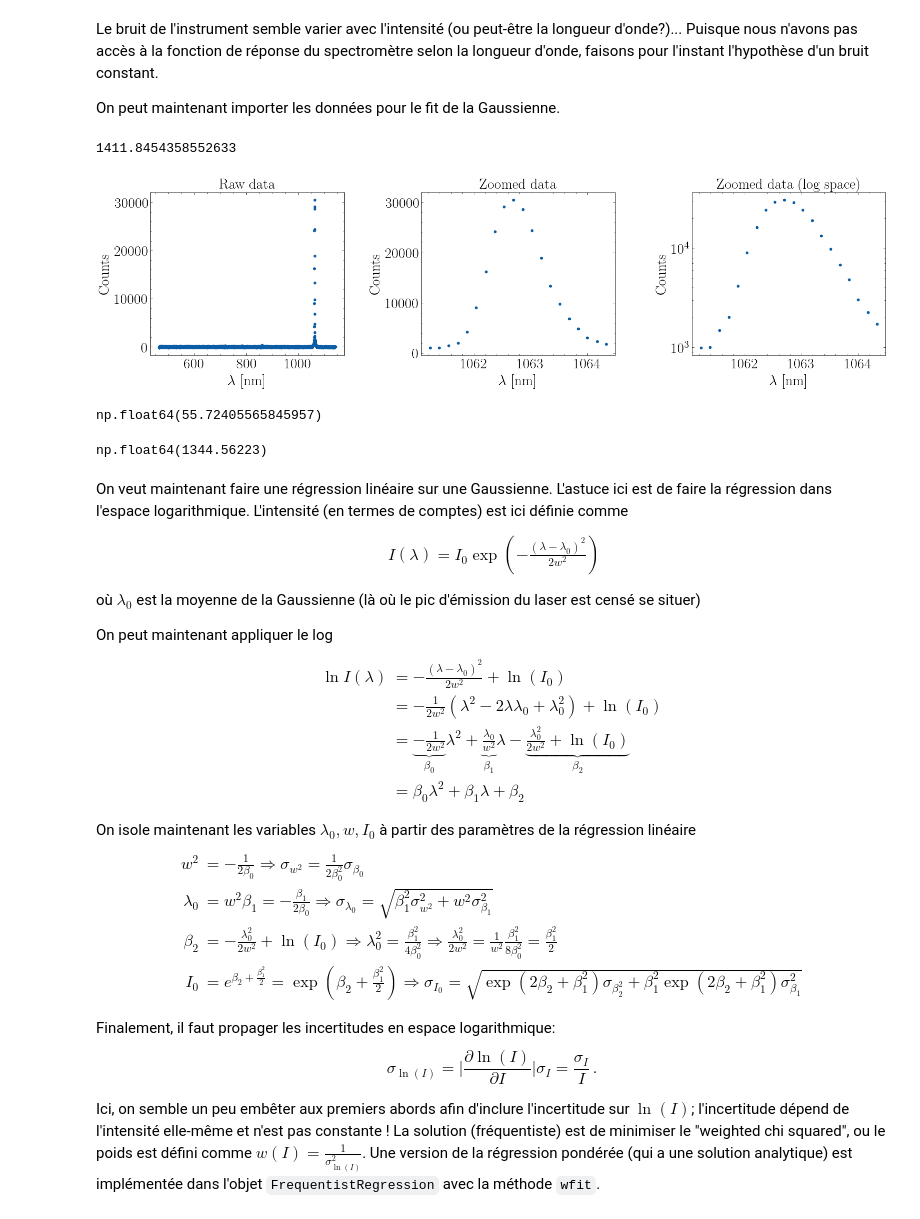
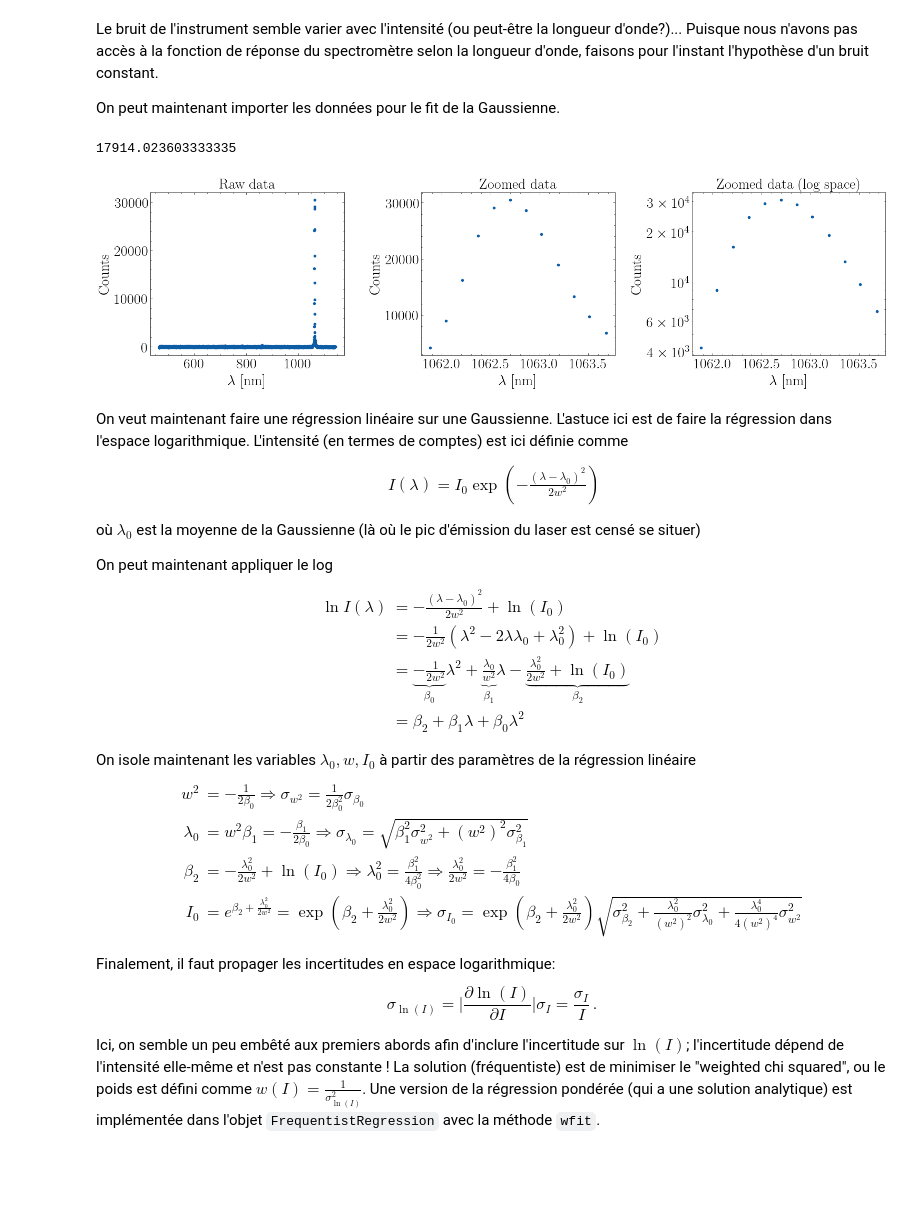
Before and after one commit to EnceladeCandy/phy3040, a Jupyter notebook: notebooks/optique_non_lineaire.ipynb, the cells around one changed output. Cells and saved outputs as stored; diff of their text form; code cells hidden in the pictures; blank space fills up the shorter version.

```diff
--- a/notebooks/optique_non_lineaire.ipynb
+++ b/notebooks/optique_non_lineaire.ipynb
@@ -32,4 +32,4 @@ params = {
 plt.rcParams.update(params)
 plt.style.use('science')
 
-figure_folder = 'C://Users//Admin//Desktop//lab_optique//data//optique_non_lineaire'
+figure_folder = 'C://Users//noedi//Desktop//lab_optique//data//optique_non_lineaire'
@@ -322,58 +306,50 @@ On peut maintenant importer les données pour le fit de la Gaussienne.
 # %%
 filename = os.path.join(figure_folder, "spectral_width_low_counts.txt")
 
-wavelength, intensity = import_data(filename = filename)
+wavelength_full, intensity_full = import_data(filename = filename)
 print(intensity.mean())
 high_center = 1062.9
-wavelength_window, intensity_window = get_window(wavelength = wavelength,
-                                            intensity = intensity,
+wavelength_window, intensity_window = get_window(wavelength = wavelength_full,
+                                            intensity = intensity_full,
                                             wavelength_center = high_center,
-                                            extent = 10)
+                                            extent = 6)
 
 # Calcul d'ordonnée à l'origine à retirer (bruit ambiant)
-wavelength_window_noise, intensity_window_noise = get_window(wavelength = wavelength,
-                                            intensity = intensity,
+wavelength_window_noise, intensity_window_noise = get_window(wavelength = wavelength_full,
+                                            intensity = intensity_full,
                                             wavelength_center = 700,
                                             extent = 1000)
 offset = intensity_window_noise.mean()
 std = intensity_window_noise.std()
 
 nrows, ncols = 1, 3
 fig, axs = plt.subplots(nrows, ncols, figsize = (6 * ncols, 4 * nrows))
 
 ax = axs[0]
-ax.plot(wavelength, intensity-offset, ".")
+ax.plot(wavelength_full, intensity_full-offset, ".")
 ax.set_title("Raw data")
 
 
 ax = axs[1]
 ax.plot(wavelength_window, intensity_window-offset, ".")
 ax.set_title("Zoomed data")
 
 
 ax = axs[2]
 ax.plot(wavelength_window, intensity_window-offset, ".")
 ax.set_title("Zoomed data (log space)")
 ax.set_yscale("log")
 
 for ax in axs:
     ax.set(xlabel = r"$\lambda$ [nm]", ylabel= r"Counts")
 plt.subplots_adjust(wspace=0.4)
 
 # Selection d'une portion des données pour la suite
 wavelength = wavelength_window
-intensity = intensity_window - offset
+intensity = intensity_window
 # %% [output]
-1411.8454358552633
+17914.023603333335
-[figure, old version]
+[figure, new version]
-# %%
-std
-# %% [output]
-np.float64(55.72405565845957)
-# %%
-offset
-# %% [output]
-np.float64(1344.56223)
 # %% [markdown]
 On veut maintenant faire une régression linéaire sur une Gaussienne. L'astuce ici est de faire la régression dans l'espace logarithmique. L'intensité (en termes de comptes) est ici définie comme
 $$
@@ -392,7 +368,7 @@ $$
 \\
 &= \underbrace{-\frac{1}{2w^2}}_{\beta_0} \lambda^2 + \underbrace{\frac{\lambda_0}{w^2}}_{\beta_1} \lambda - \underbrace{\frac{\lambda_{0}^{2}}{2w^2} + \ln(I_0)}_{\beta_2}
 \\
-&= \beta_0 \lambda^2 + \beta_1 \lambda + \beta_2
+&= \beta_2 + \beta_1 \lambda + \beta_0 \lambda^2
 \end{align}
 $$
 
@@ -401,11 +377,24 @@ $$
 \begin{align}
 w^2 &= -\frac{1}{2 \beta_0} \Longrightarrow  \sigma_{w^2} = \frac{1}{2 \beta_0^2} \sigma_{\beta_0}
 \\
-\lambda_0 &= w^2 \beta_1 =-\frac{\beta_1}{2 \beta_0}\Longrightarrow \sigma_{\lambda_0} = \sqrt{\beta_1^2 \sigma_{w^2}^2 + w^2 \sigma_{\beta_1}^2}
+\lambda_0 &= w^2 \beta_1 =-\frac{\beta_1}{2 \beta_0}\Longrightarrow \sigma_{\lambda_0} = \sqrt{\beta_1^2 \sigma_{w^2}^2 + (w^2)^2 \sigma_{\beta_1}^2}
 \\
-\beta_2 &= -\frac{\lambda_0^2}{2w^2} + \ln(I_0) \Longrightarrow \lambda_0^2=\frac{\beta_1^2}{4\beta_0^2} \Longrightarrow \frac{\lambda_0^2}{2w^2}=\frac{1}{w^2}\frac{\beta_1^2}{8\beta_0^2} = \frac{\beta_1^2}{2}
+\beta_2 &= -\frac{\lambda_0^2}{2w^2} + \ln(I_0) \Longrightarrow \lambda_0^2=\frac{\beta_1^2}{4\beta_0^2} \Longrightarrow \frac{\lambda_0^2}{2w^2}=-\frac{\beta_1^2}{4\beta_0}
 \\
-I_0 &= e^{\beta_2+\frac{\beta_1^2}{2}} = \exp\left( \beta_2 + \frac{\beta_1^2}{2}\right) \Longrightarrow \sigma_{I_0} = \sqrt{\exp(2\beta_2 + \beta_1^2) \sigma_{\beta_2^2} + \beta_1^2\exp(2\beta_2 + \beta_1^2)\sigma_{\beta_1}^2}
+I_0 &= e^{\beta_2+\frac{\lambda_0^2}{2w^2}} =
+\exp\left(
+    \beta_2 + \frac{\lambda_0^2}{2w^2}
+\right)
+\Longrightarrow
+\sigma_{I_0} = \exp\left(
+    \beta_2 + \frac{\lambda_0^2}{2w^2}
+\right) \sqrt{
+    \sigma_{\beta_{2}}^2
+    +
+    \frac{\lambda_{0}^2}{(w^2)^2}\sigma_{\lambda_0}^2
+    +
+    \frac{\lambda_0^4}{4(w^2)^4}\sigma_{w^2}^2
+    }
 \end{align}
 $$
 
@@ -414,4 +403,4 @@ $$
 \sigma_{\ln(I)} = \Biggr \lvert \frac{\partial \ln(I)}{\partial I} \Biggr \rvert  \sigma_I= \frac{\sigma_{I}}{I} \, .
 $$
 
-Ici, on semble un peu embêter aux premiers abords afin d'inclure l'incertitude sur $\ln(I)$; l'incertitude dépend de l'intensité elle-même et n'est pas constante ! La solution (fréquentiste) est de minimiser le "weighted chi squared", ou le poids est défini comme $w(I)=\frac{1}{\sigma^{2}_{\ln(I)}}$. Une version de la régression pondérée (qui a une solution analytique) est implémentée dans l'objet `FrequentistRegression` avec la méthode `wfit`.
+Ici, on semble un peu embêté aux premiers abords afin d'inclure l'incertitude sur $\ln(I)$; l'incertitude dépend de l'intensité elle-même et n'est pas constante ! La solution (fréquentiste) est de minimiser le "weighted chi squared", ou le poids est défini comme $w(I)=\frac{1}{\sigma^{2}_{\ln(I)}}$. Une version de la régression pondérée (qui a une solution analytique) est implémentée dans l'objet `FrequentistRegression` avec la méthode `wfit`.
```
Also changed, not shown: parts of 23 cells of this notebook, 2 other files.
